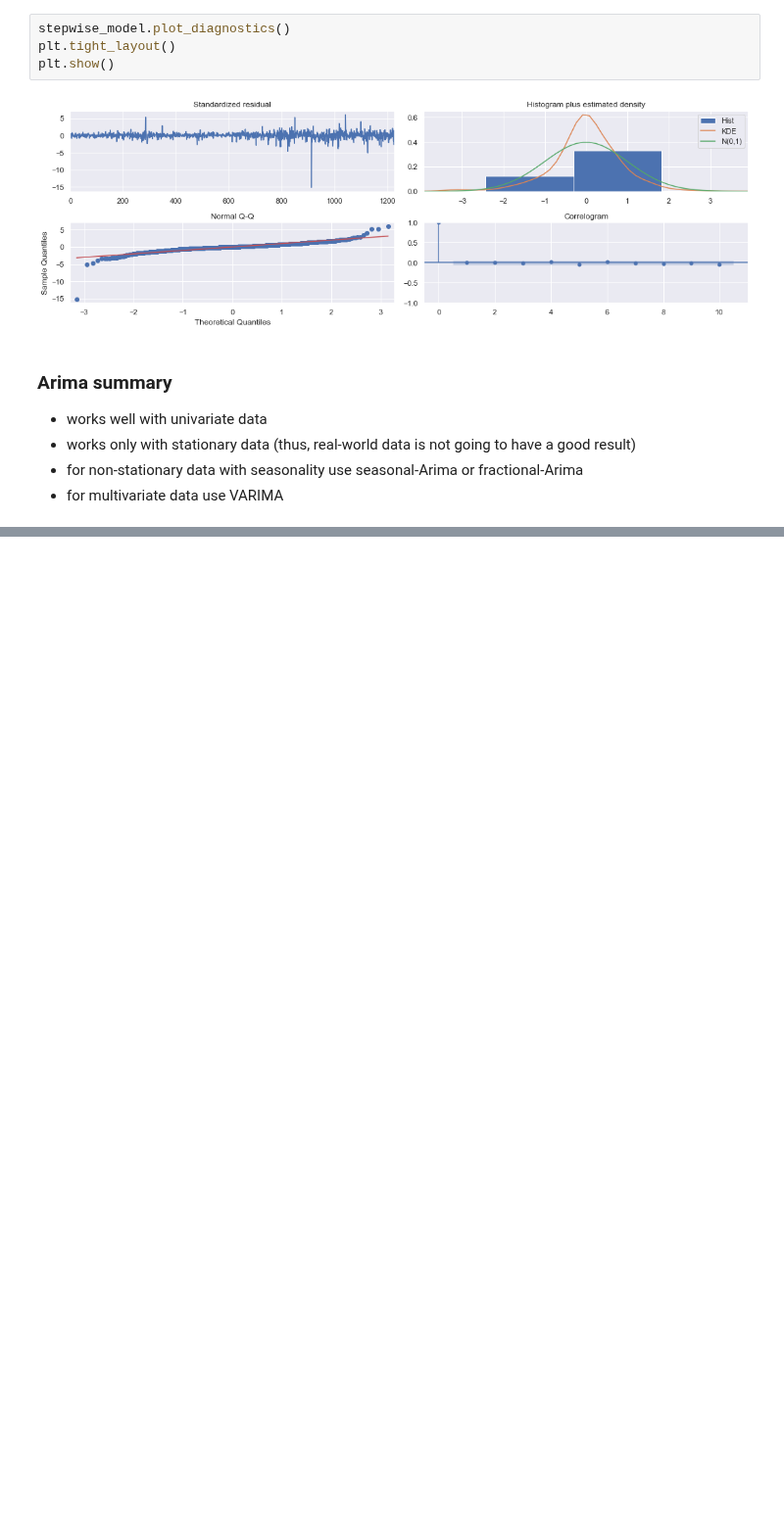
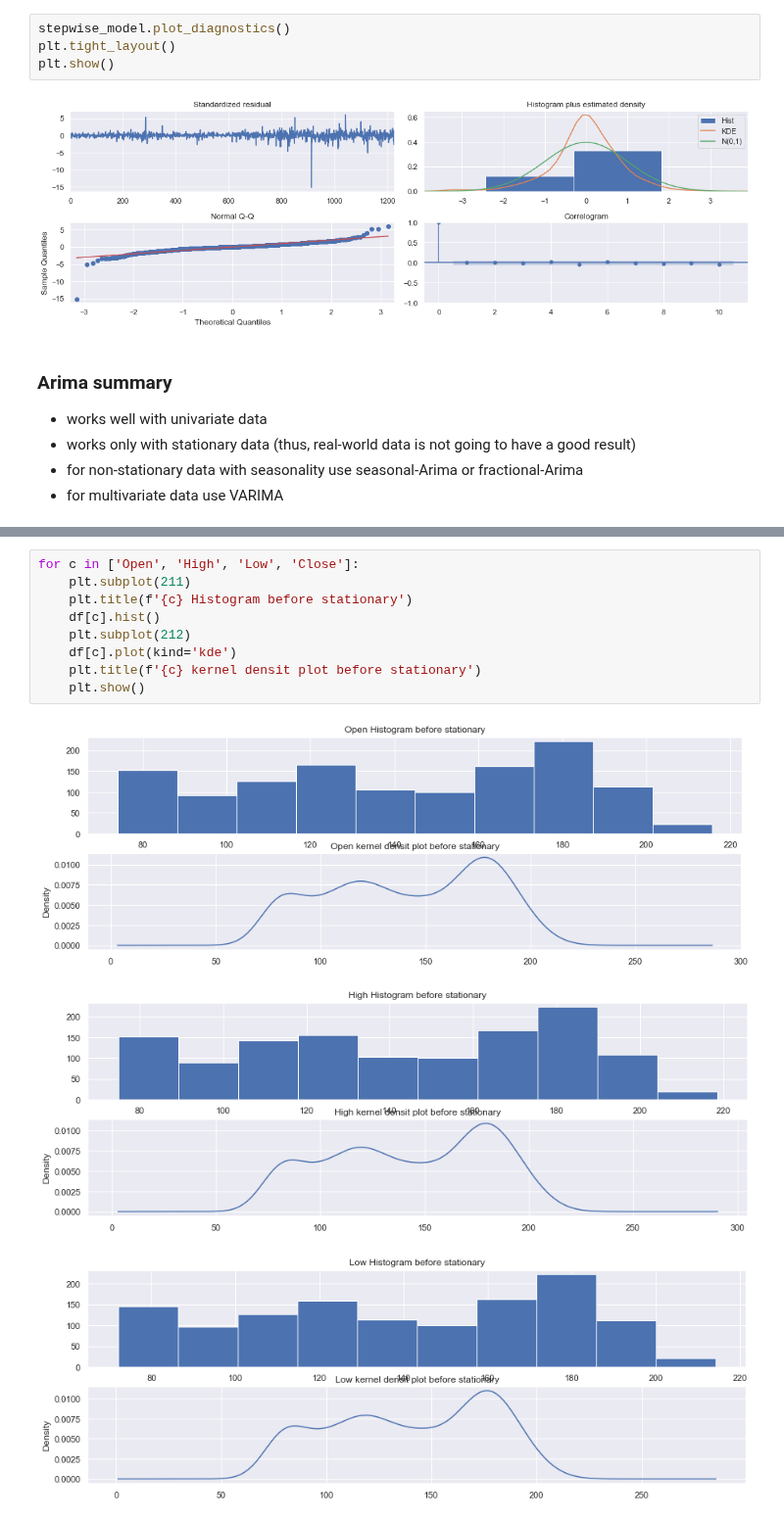
Before and after one commit to dissagaliyeva/python, a Jupyter notebook: time_series/bleeding_edge/regression_extension.ipynb, the cells around one changed output, grey strips where cells are left out. Shown at 98% size. Drawn from its saved outputs; the diff is of its cells as text; blank space fills up the shorter version.

```diff
--- a/time_series/bleeding_edge/regression_extension.ipynb
+++ b/time_series/bleeding_edge/regression_extension.ipynb
@@ -278,0 +483,13 @@ $$ARIMA (p,d,q) * (P, D, Q)_m$$
+# %%
+for c in ['Open', 'High', 'Low', 'Close']:
+    plt.subplot(211)
+    plt.title(f'{c} Histogram before stationary')
+    df[c].hist()
+    plt.subplot(212)
+    df[c].plot(kind='kde')
+    plt.title(f'{c} kernel densit plot before stationary')
+    plt.show()
+# %% [output]
+[figure, added]
+[figure, added]
+[figure, added]
```
Also changed, not shown: parts of 10 cells of this notebook, 1 other file.
